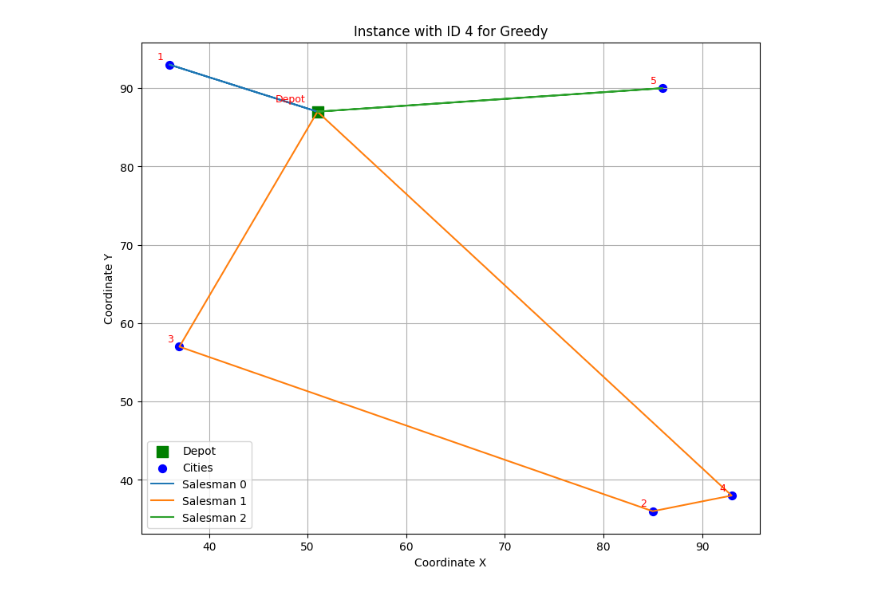
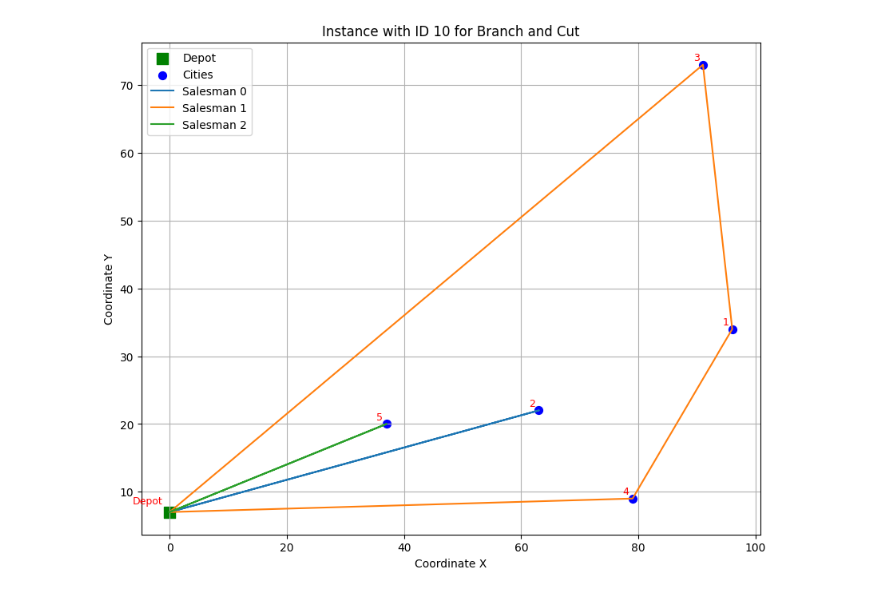
Before and after one commit to ignatrovino12/Automated-Algorithm-Selection, a Jupyter notebook: show_instances.ipynb, the cells around one changed output. Drawn from its saved outputs; the diff is of its cells as text; code cells hidden in the pictures.

```diff
--- a/show_instances.ipynb
+++ b/show_instances.ipynb
@@ -92,32 +93,32 @@ def plot_mTSP_instance_with_routes(instance_id, strategy, db_file="mTSP_instance
     # Plot the cities
     plt.figure(figsize=(10, 8))
     for city_id, (x, y) in city_coords.items():
         if city_id == 0:  # Depot
             plt.scatter(x, y, c='green', marker='s', label='Depot', s=100)
             plt.text(x - 1.2, y + 1.2, 'Depot', fontsize=9, ha='right', color='red')
         else:
             plt.scatter(x, y, c='blue', label='Cities' if city_id == 1 else "", s=50)
             plt.text(x - 0.6, y + 0.6, str(city_id), fontsize=9, ha='right', color='red')
 
     # Define colors for salesmen
     cmap = plt.get_cmap('tab10')
     colors = [cmap(i % 10) for i in range(len(routes))]
 
     # Plot the routes
     for i, (salesman_id, route) in enumerate(routes):
         route = eval(route)  # Convert the string representation of the route to a list
         route_coords = [city_coords[city_id] for city_id in route]
         x_coords, y_coords = zip(*route_coords)
         plt.plot(x_coords, y_coords, label=f"Salesman {salesman_id}", color=colors[i])
 
     plt.title(f"Instance with ID {instance_id} for {strategy}")
     plt.xlabel("Coordinate X")
     plt.ylabel("Coordinate Y")
     plt.grid(True)
     plt.legend()
     plt.show()
 
 
-plot_mTSP_instance_with_routes(instance_id=4, strategy="Greedy", db_file="train_mTSP.sqlite3")
+plot_mTSP_instance_with_routes(instance_id=10, strategy="Branch and Cut", db_file="train_mTSP.sqlite3")
 # %% [output]
-[figure, old version]
+[figure, new version]
```
Also changed, not shown: parts of 1 cell of this notebook, 7 other files.
